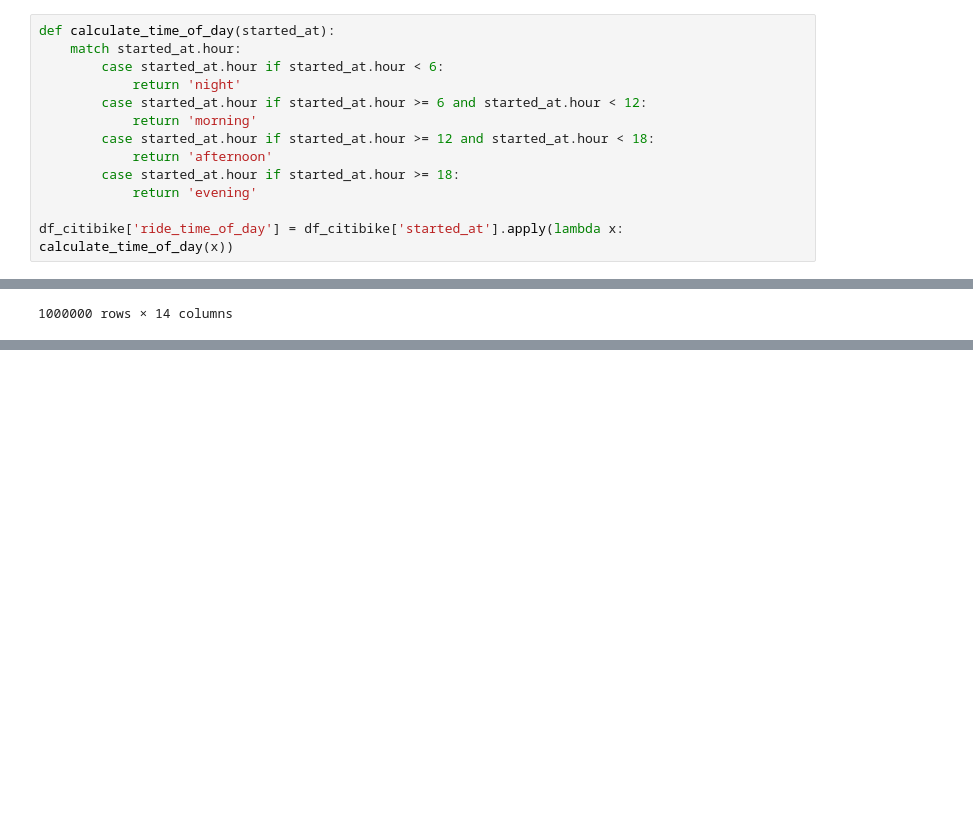
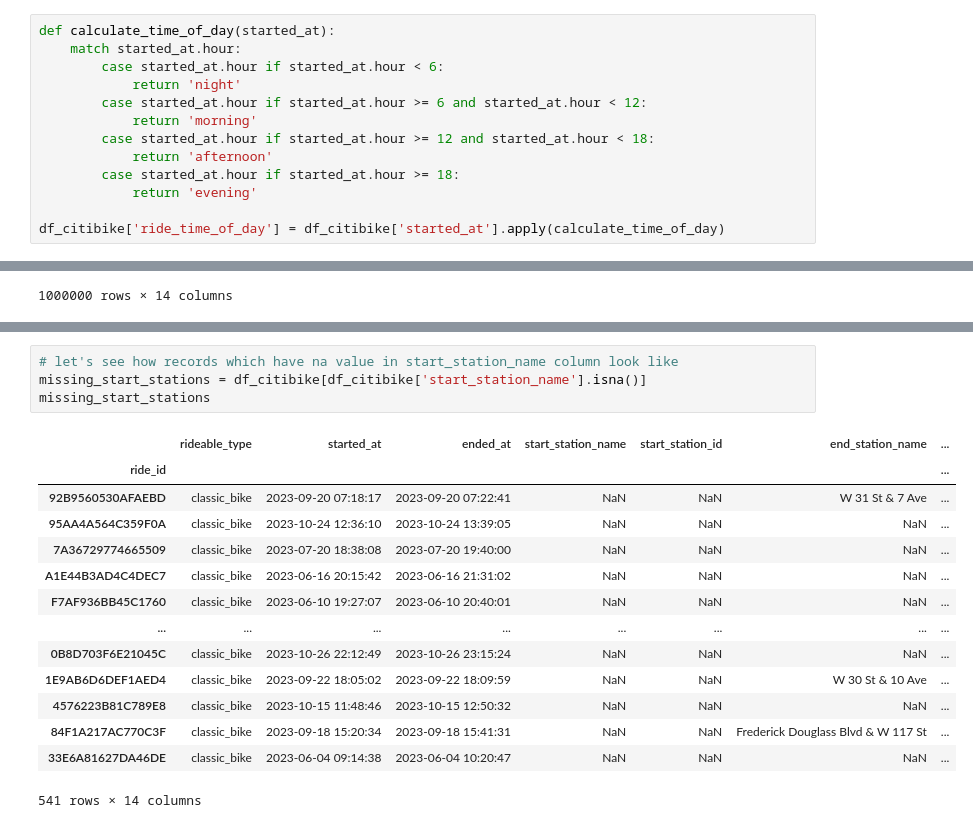
Before and after one commit to PawelG-WWA/Public_Projects, a Jupyter notebook: DataAnalysis/Citi_BikeRide/citi_bike_ride_share_analysis.ipynb, the cells around one changed output, grey strips where cells are left out. Saved outputs shown, nothing was run; the diff lists cells and outputs as text; blank space fills up the shorter version.

```diff
--- a/DataAnalysis/Citi_BikeRide/citi_bike_ride_share_analysis.ipynb
+++ b/DataAnalysis/Citi_BikeRide/citi_bike_ride_share_analysis.ipynb
@@ -101,7 +101,7 @@ def calculate_time_of_day(started_at):
         case started_at.hour if started_at.hour >= 18:
             return 'evening'
 
-df_citibike['ride_time_of_day'] = df_citibike['started_at'].apply(lambda x: calculate_time_of_day(x))
+df_citibike['ride_time_of_day'] = df_citibike['started_at'].apply(calculate_time_of_day)
 # %%
 df_citibike
 # %% [output]
@@ -121,0 +150,19 @@ df_citibike
+# %%
+# let's see how records which have na value in start_station_name column look like
+missing_start_stations = df_citibike[df_citibike['start_station_name'].isna()]
+missing_start_stations
+# %% [output]
+|  | rideable_type | started_at | ended_at | start_station_name | start_station_id | end_station_name | ... |
+| ride_id |  |  |  |  |  |  | ... |
+| 92B9560530AFAEBD | classic_bike | 2023-09-20 07:18:17 | 2023-09-20 07:22:41 | NaN | NaN | W 31 St & 7 Ave | ... |
+| 95AA4A564C359F0A | classic_bike | 2023-10-24 12:36:10 | 2023-10-24 13:39:05 | NaN | NaN | NaN | ... |
+| 7A36729774665509 | classic_bike | 2023-07-20 18:38:08 | 2023-07-20 19:40:00 | NaN | NaN | NaN | ... |
+| A1E44B3AD4C4DEC7 | classic_bike | 2023-06-16 20:15:42 | 2023-06-16 21:31:02 | NaN | NaN | NaN | ... |
+| F7AF936BB45C1760 | classic_bike | 2023-06-10 19:27:07 | 2023-06-10 20:40:01 | NaN | NaN | NaN | ... |
+| ... | ... | ... | ... | ... | ... | ... | ... |
+| 0B8D703F6E21045C | classic_bike | 2023-10-26 22:12:49 | 2023-10-26 23:15:24 | NaN | NaN | NaN | ... |
+| 1E9AB6D6DEF1AED4 | classic_bike | 2023-09-22 18:05:02 | 2023-09-22 18:09:59 | NaN | NaN | W 30 St & 10 Ave | ... |
+| 4576223B81C789E8 | classic_bike | 2023-10-15 11:48:46 | 2023-10-15 12:50:32 | NaN | NaN | NaN | ... |
+| 84F1A217AC770C3F | classic_bike | 2023-09-18 15:20:34 | 2023-09-18 15:41:31 | NaN | NaN | Frederick Douglass Blvd & W 117 St | ... |
+| 33E6A81627DA46DE | classic_bike | 2023-06-04 09:14:38 | 2023-06-04 10:20:47 | NaN | NaN | NaN | ... |
+541 rows × 14 columns
```
Also changed, not shown: parts of 12 cells of this notebook.
